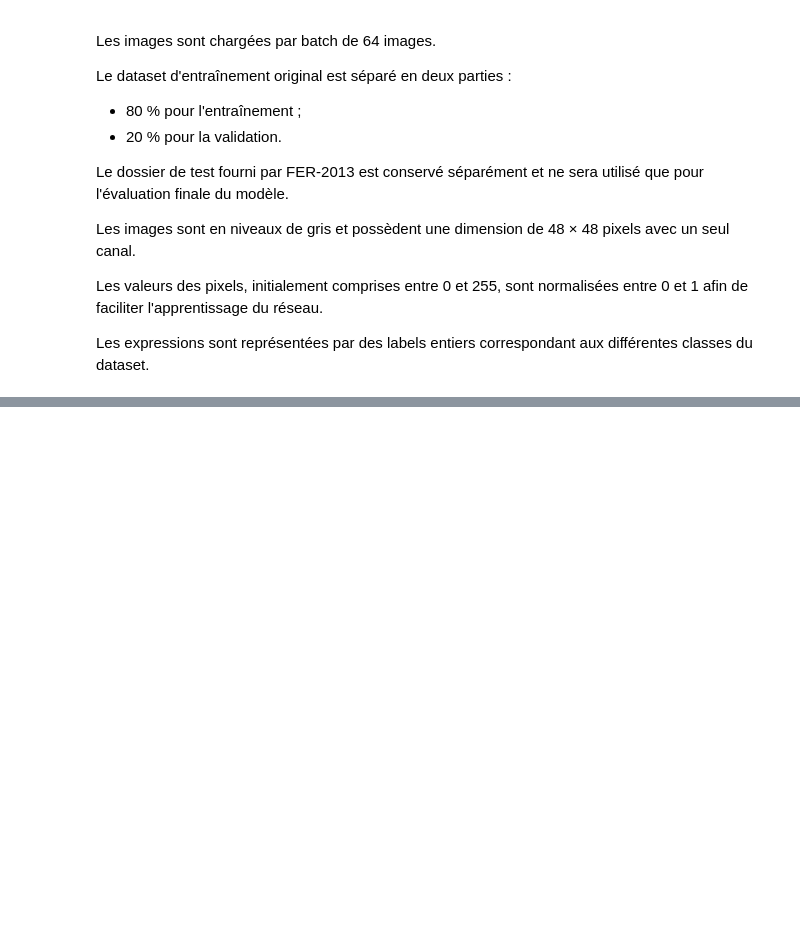
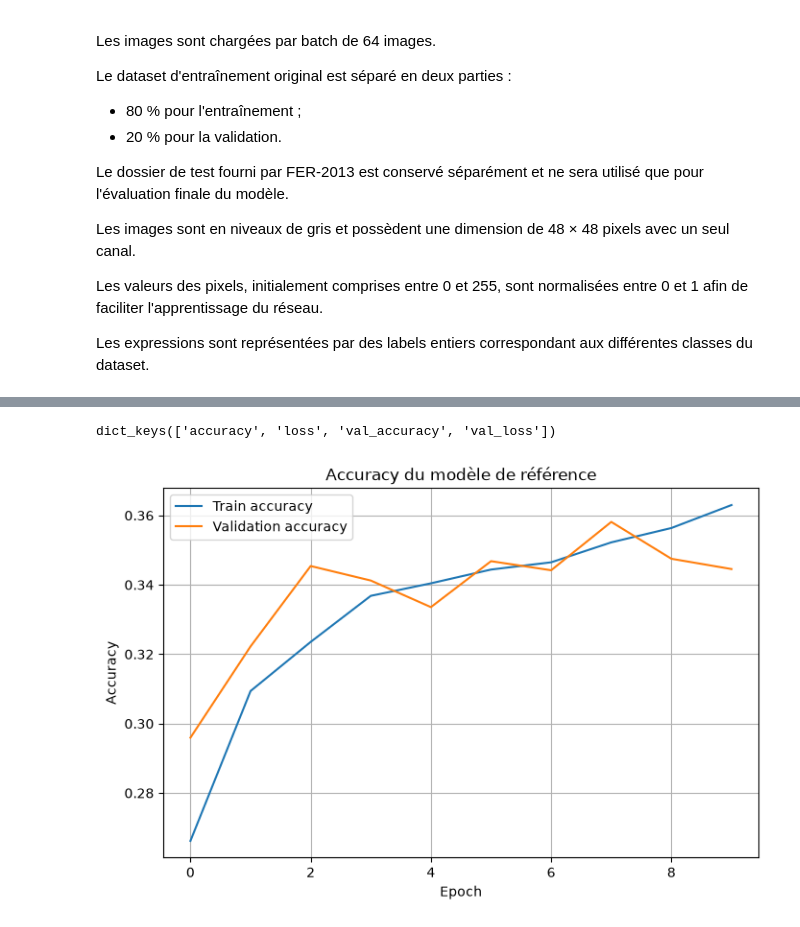
Before and after one commit to MassinissaBouamar/Projet_DL_Reconnaissance_faciale, a Jupyter notebook: notebooks/facial_expression_recognition.ipynb, the cells around one changed output, grey strips where cells are left out. Saved outputs shown, nothing was run; the diff lists cells and outputs as text; code cells hidden in the pictures; blank space fills up the shorter version.

```diff
--- a/notebooks/facial_expression_recognition.ipynb
+++ b/notebooks/facial_expression_recognition.ipynb
@@ -364,0 +429,6 @@ test_dataset = test_dataset.prefetch(buffer_size=AUTOTUNE)
+# %%
+baseline_model.compile(
+    optimizer="adam",
+    loss="sparse_categorical_crossentropy",
+    metrics=["accuracy"]
+)
@@ -364,0 +445,8 @@ test_dataset = test_dataset.prefetch(buffer_size=AUTOTUNE)
+# %%
+EPOCHS = 10
+
+baseline_history = baseline_model.fit(
+    train_dataset,
+    validation_data=validation_dataset,
+    epochs=EPOCHS
+)
@@ -364,0 +474,21 @@ test_dataset = test_dataset.prefetch(buffer_size=AUTOTUNE)
+# %%
+history = baseline_history.history
+
+history.keys()
+# %% [output]
+dict_keys(['accuracy', 'loss', 'val_accuracy', 'val_loss'])
+# %%
+plt.figure(figsize=(8, 5))
+
+plt.plot(history["accuracy"], label="Train accuracy")
+plt.plot(history["val_accuracy"], label="Validation accuracy")
+
+plt.xlabel("Epoch")
+plt.ylabel("Accuracy")
+plt.title("Accuracy du modèle de référence")
+plt.legend()
+plt.grid()
+
+plt.show()
+# %% [output]
+[figure, added]
```
Also changed, not shown: parts of 11 cells of this notebook.
